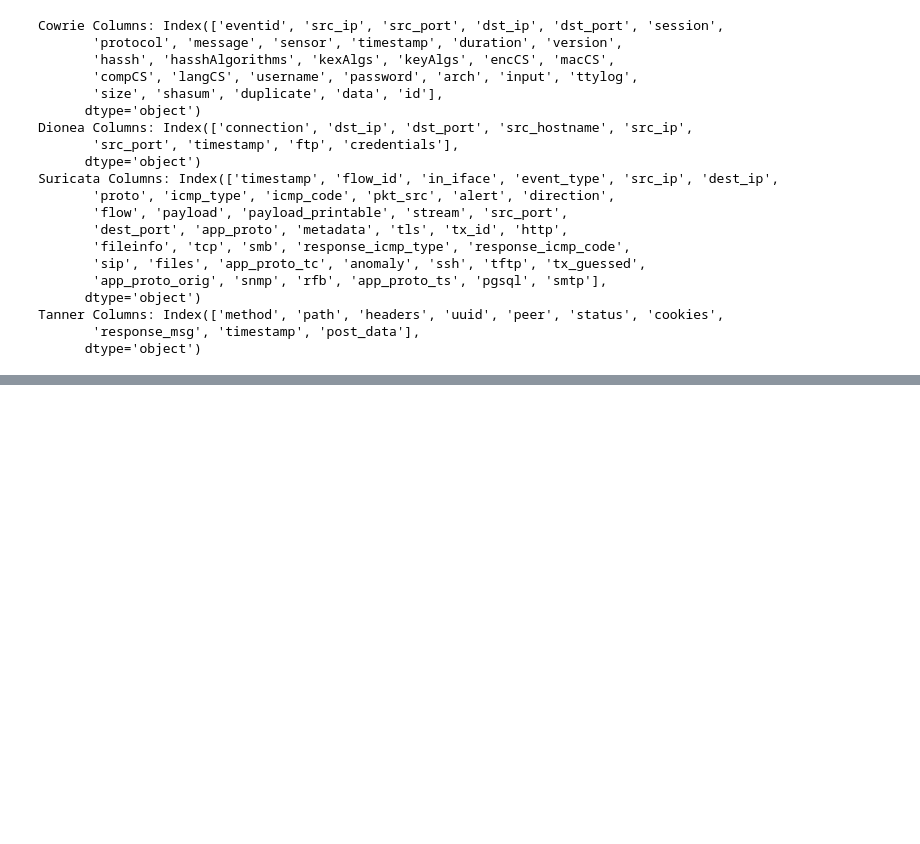
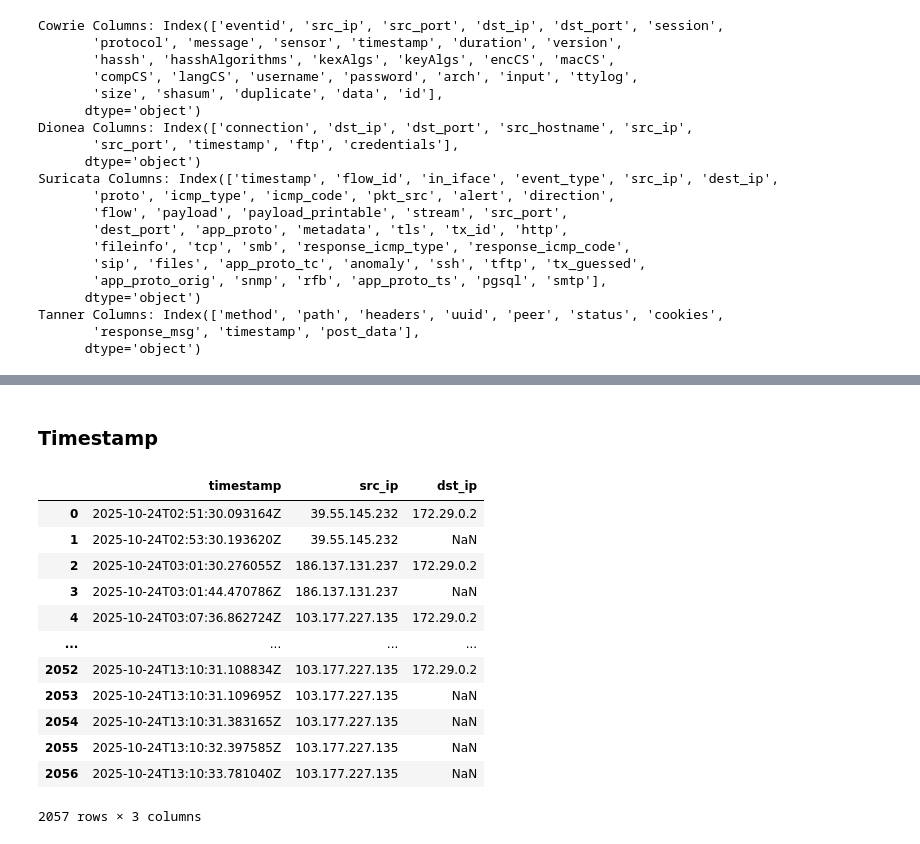
Before and after one commit to francescacraievich/real-time-cyber-anomaly-detection, a Jupyter notebook: df_summary.ipynb, the cells around one changed output, grey strips where cells are left out. Saved outputs shown, nothing was run; the diff lists cells and outputs as text; code cells hidden in the pictures; blank space fills up the shorter version.

```diff
--- a/df_summary.ipynb
+++ b/df_summary.ipynb
@@ -125,0 +128,18 @@ uuid, peer (Tanner - internal references)
+# %% [markdown]
+### Timestamp
+# %%
+cowrie_df[["timestamp", "src_ip", "dst_ip"]]
+# %% [output]
+|  | timestamp | src_ip | dst_ip |
+| 0 | 2025-10-24T02:51:30.093164Z | 39.55.145.232 | 172.29.0.2 |
+| 1 | 2025-10-24T02:53:30.193620Z | 39.55.145.232 | NaN |
+| 2 | 2025-10-24T03:01:30.276055Z | 186.137.131.237 | 172.29.0.2 |
+| 3 | 2025-10-24T03:01:44.470786Z | 186.137.131.237 | NaN |
+| 4 | 2025-10-24T03:07:36.862724Z | 103.177.227.135 | 172.29.0.2 |
+| ... | ... | ... | ... |
+| 2052 | 2025-10-24T13:10:31.108834Z | 103.177.227.135 | 172.29.0.2 |
+| 2053 | 2025-10-24T13:10:31.109695Z | 103.177.227.135 | NaN |
+| 2054 | 2025-10-24T13:10:31.383165Z | 103.177.227.135 | NaN |
+| 2055 | 2025-10-24T13:10:32.397585Z | 103.177.227.135 | NaN |
+| 2056 | 2025-10-24T13:10:33.781040Z | 103.177.227.135 | NaN |
+2057 rows × 3 columns
```
Also changed, not shown: parts of 8 cells of this notebook, 2 other files.
